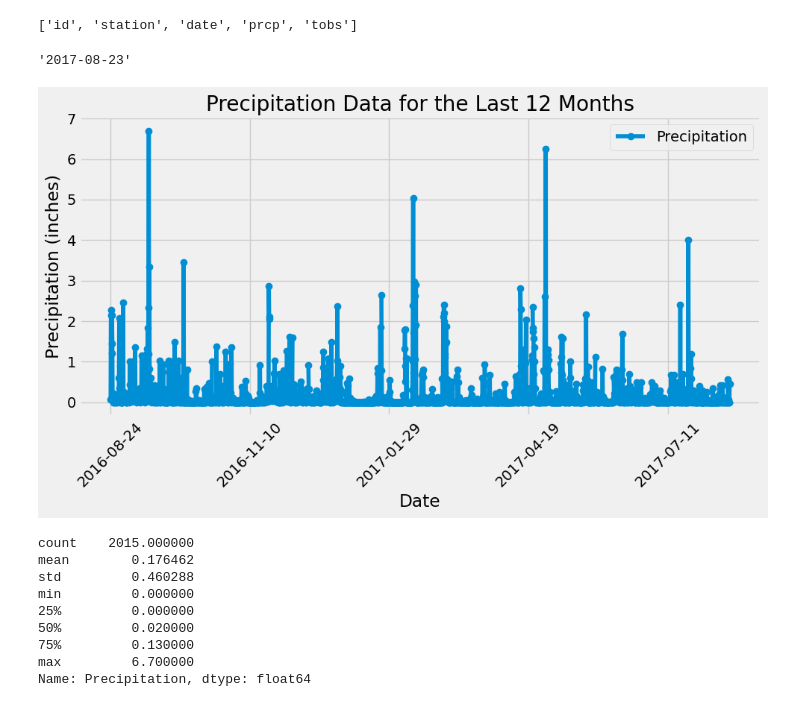
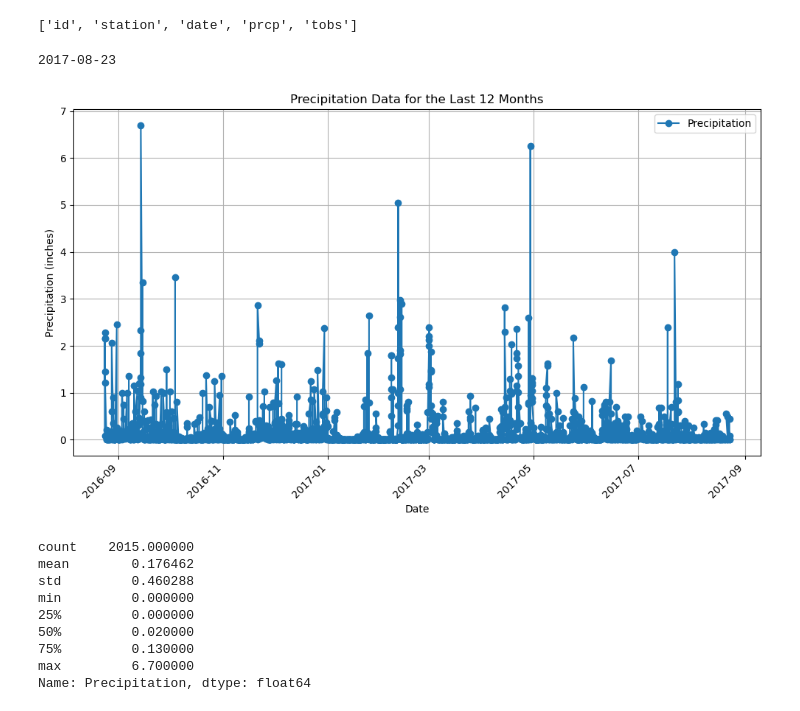
Before and after one commit to DanOMearaWD/sqlalchemy-challenge, a Jupyter notebook: SurfsUp/climate_starter.ipynb, the cells around one changed output. Cells and saved outputs as stored; diff of their text form; code cells hidden in the pictures.

```diff
--- a/SurfsUp/climate_starter.ipynb
+++ b/SurfsUp/climate_starter.ipynb
@@ -1,5 +0,0 @@
-# %%
-%matplotlib inline
-from matplotlib import style
-style.use('fivethirtyeight')
-import matplotlib.pyplot as plt
@@ -54,46 +56,47 @@ columns_measurement
 # %% [output]
 ['id', 'station', 'date', 'prcp', 'tobs']
 # %%
-# Find the most recent date in the data set.
-from sqlalchemy import desc  # Import desc for descending order
+# Find the most recent date in the measurement table
 measurement_most_recent_date = session.query(measurement).order_by(desc(measurement.date)).first().date
-measurement_most_recent_date
+
+# Display the most recent date
+print(measurement_most_recent_date)
 # %% [output]
-'2017-08-23'
+2017-08-23
 # %%
-from datetime import datetime, timedelta
-import matplotlib.pyplot as plt
-import pandas as pd
 # Design a query to retrieve the last 12 months of precipitation data and plot the results.
 # Starting from the most recent data point in the database.
 
-# Calculate the date one year from the last date in data set.
+# Calculate the date one year from the last date in the dataset.
 twelve_months_ago = datetime.strptime(measurement_most_recent_date, '%Y-%m-%d') - timedelta(days=365)
 
-# Perform a query to retrieve the data and precipitation scores
+# Perform a query to retrieve the data and precipitation scores.
 precipitation_data_12mo = session.query(measurement.date, measurement.prcp)\
     .filter(measurement.date >= twelve_months_ago)\
     .order_by(measurement.date)\
     .all()
 
-# Save the query results as a Pandas DataFrame. Explicitly set the column names
+# Save the query results as a Pandas DataFrame. Explicitly set the column names.
 precipitation_df = pd.DataFrame(precipitation_data_12mo, columns=['Date', 'Precipitation'])
 
-# Sort the dataframe by date
+# Ensure the 'Date' column is in datetime format
+precipitation_df['Date'] = pd.to_datetime(precipitation_df['Date'])
+
+# Sort the DataFrame by date.
 precipitation_df.sort_values(by='Date', ascending=True, inplace=True)
 precipitation_df.reset_index(drop=True, inplace=True)
 
 # Use Pandas Plotting with Matplotlib to plot the data
 precipitation_df.plot(x='Date', y='Precipitation', kind='line', figsize=(10, 6), marker='o')
 plt.title('Precipitation Data for the Last 12 Months')
 plt.xlabel('Date')
 plt.ylabel('Precipitation (inches)')
 plt.xticks(rotation=45)
 plt.grid(True)
 plt.tight_layout()
 plt.show()
 # %% [output]
-[figure, old version]
+[figure, new version]
 # %%
 # Use Pandas to calculate the summary statistics for the precipitation data
 precipitation_df['Precipitation'].describe()
```
Also changed, not shown: parts of 10 cells of this notebook, 1 other file.
